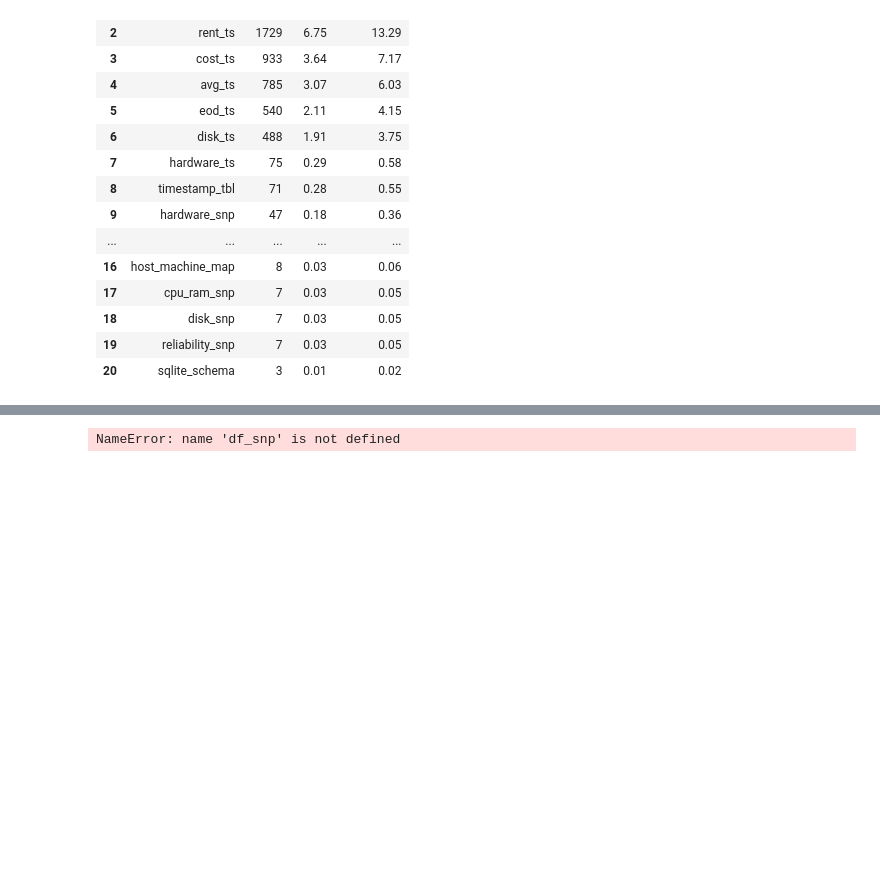
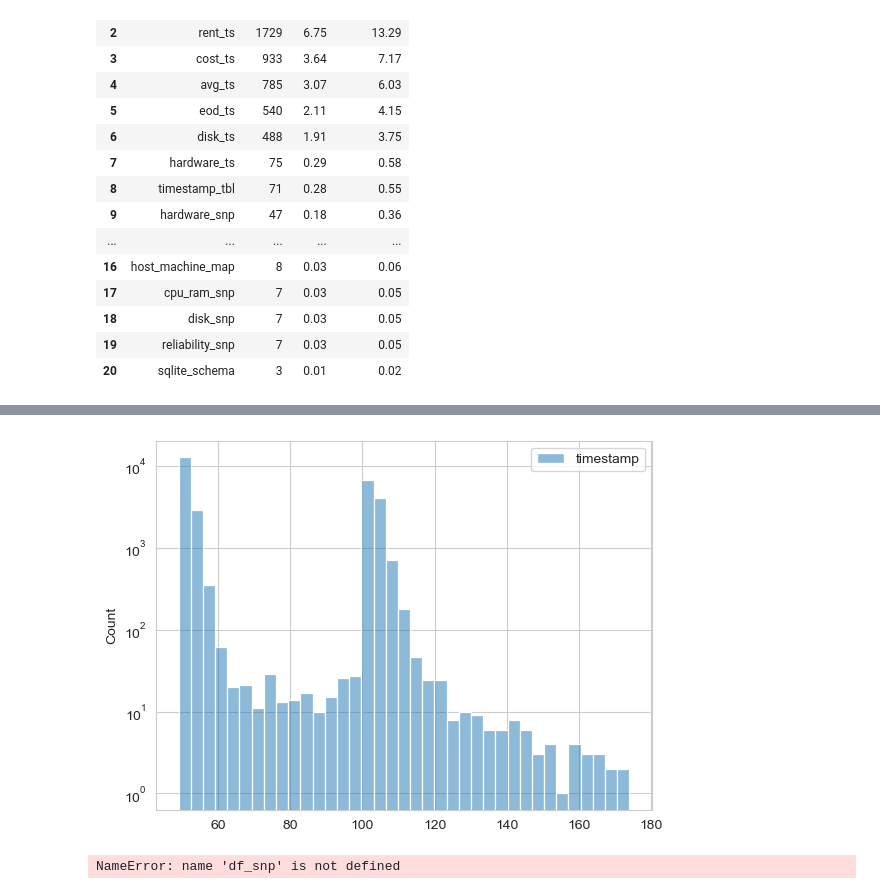
Before and after one commit to alkorolyov/vast-stats, a Jupyter notebook: notebooks/10 - tests.ipynb, the cells around one changed output, grey strips where cells are left out. Saved outputs shown, nothing was run; the diff lists cells and outputs as text; code cells hidden in the pictures; blank space fills up the shorter version.

```diff
--- a/notebooks/10 - tests.ipynb
+++ b/notebooks/10 - tests.ipynb
@@ -115,0 +136,2 @@ Timedelta('19 days 09:14:59')
+# %%
+df = dbm.table_to_df('timestamp_tbl')
@@ -116,3 +150,11 @@ Timedelta('19 days 09:14:59')
+# %%
+import seaborn as sns
+import matplotlib.pyplot as plt
+
+sns.histplot(df.diff().query('timestamp < 200'))
+plt.yscale('log');
+# %% [output]
+[figure, added]
 # %%
 dbm.disconnect()
 # %%
```
Also changed, not shown: parts of 5 cells of this notebook, 9 other files.
